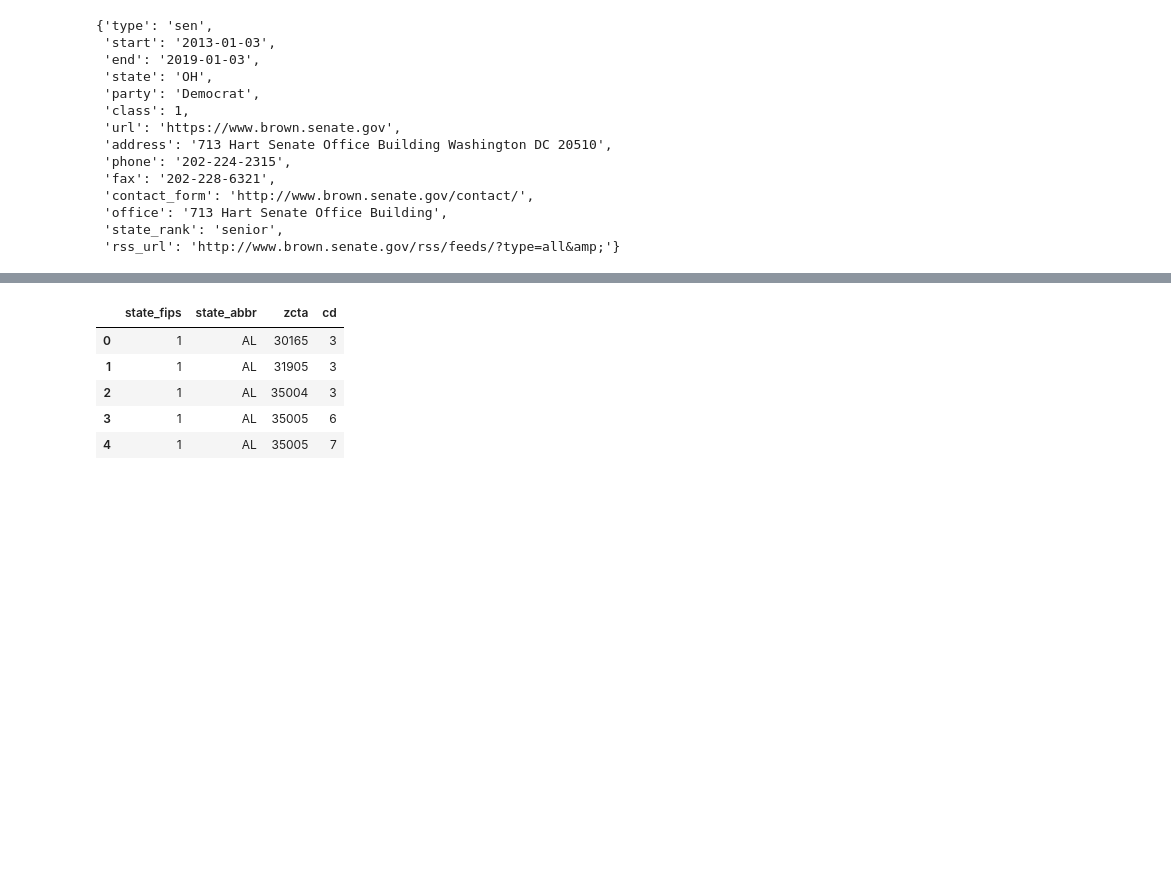
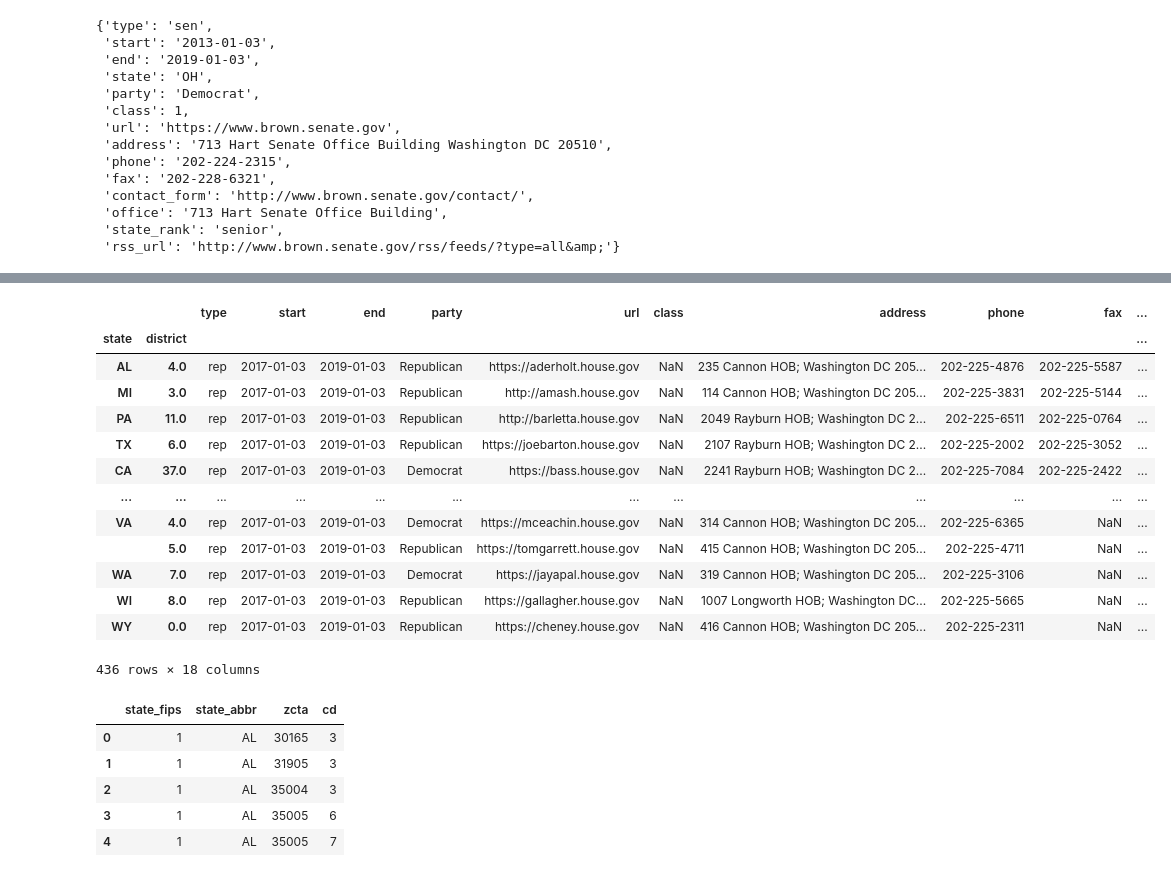
Before and after one commit to gsimore/US-Representative-Finder, a Jupyter notebook: notebooks/data_exploration.ipynb, the cells around one changed output, grey strips where cells are left out. Cells and saved outputs as stored; diff of their text form; code cells hidden in the pictures; blank space fills up the shorter version.

```diff
--- a/notebooks/data_exploration.ipynb
+++ b/notebooks/data_exploration.ipynb
@@ -60 +78,20 @@ df
+# %%
+# Filter out senators and just get representatives
+df = df[(df['type'] == 'rep')]
+df
+# %% [output]
+|  |  | type | start | end | party | url | class | address | phone | fax | ... |
+| state | district |  |  |  |  |  |  |  |  |  | ... |
+| AL | 4.0 | rep | 2017-01-03 | 2019-01-03 | Republican | https://aderholt.house.gov | NaN | 235 Cannon HOB; Washington DC 205... | 202-225-4876 | 202-225-5587 | ... |
+| MI | 3.0 | rep | 2017-01-03 | 2019-01-03 | Republican | http://amash.house.gov | NaN | 114 Cannon HOB; Washington DC 205... | 202-225-3831 | 202-225-5144 | ... |
+| PA | 11.0 | rep | 2017-01-03 | 2019-01-03 | Republican | http://barletta.house.gov | NaN | 2049 Rayburn HOB; Washington DC 2... | 202-225-6511 | 202-225-0764 | ... |
+| TX | 6.0 | rep | 2017-01-03 | 2019-01-03 | Republican | https://joebarton.house.gov | NaN | 2107 Rayburn HOB; Washington DC 2... | 202-225-2002 | 202-225-3052 | ... |
+| CA | 37.0 | rep | 2017-01-03 | 2019-01-03 | Democrat | https://bass.house.gov | NaN | 2241 Rayburn HOB; Washington DC 2... | 202-225-7084 | 202-225-2422 | ... |
+| ... | ... | ... | ... | ... | ... | ... | ... | ... | ... | ... | ... |
+| VA | 4.0 | rep | 2017-01-03 | 2019-01-03 | Democrat | https://mceachin.house.gov | NaN | 314 Cannon HOB; Washington DC 205... | 202-225-6365 | NaN | ... |
+|  | 5.0 | rep | 2017-01-03 | 2019-01-03 | Republican | https://tomgarrett.house.gov | NaN | 415 Cannon HOB; Washington DC 205... | 202-225-4711 | NaN | ... |
+| WA | 7.0 | rep | 2017-01-03 | 2019-01-03 | Democrat | https://jayapal.house.gov | NaN | 319 Cannon HOB; Washington DC 205... | 202-225-3106 | NaN | ... |
+| WI | 8.0 | rep | 2017-01-03 | 2019-01-03 | Republican | https://gallagher.house.gov | NaN | 1007 Longworth HOB; Washington DC... | 202-225-5665 | NaN | ... |
+| WY | 0.0 | rep | 2017-01-03 | 2019-01-03 | Republican | https://cheney.house.gov | NaN | 416 Cannon HOB; Washington DC 205... | 202-225-2311 | NaN | ... |
+436 rows × 18 columns
 # %%
```
Also changed, not shown: parts of 15 cells of this notebook, 3 other files.
